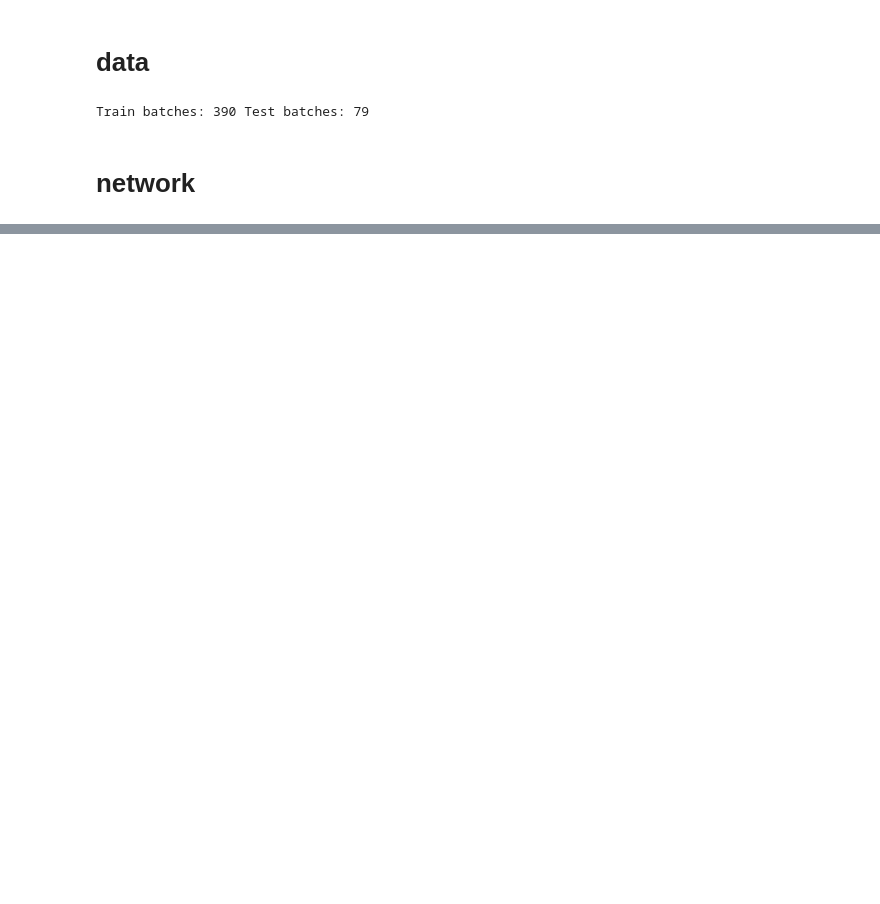
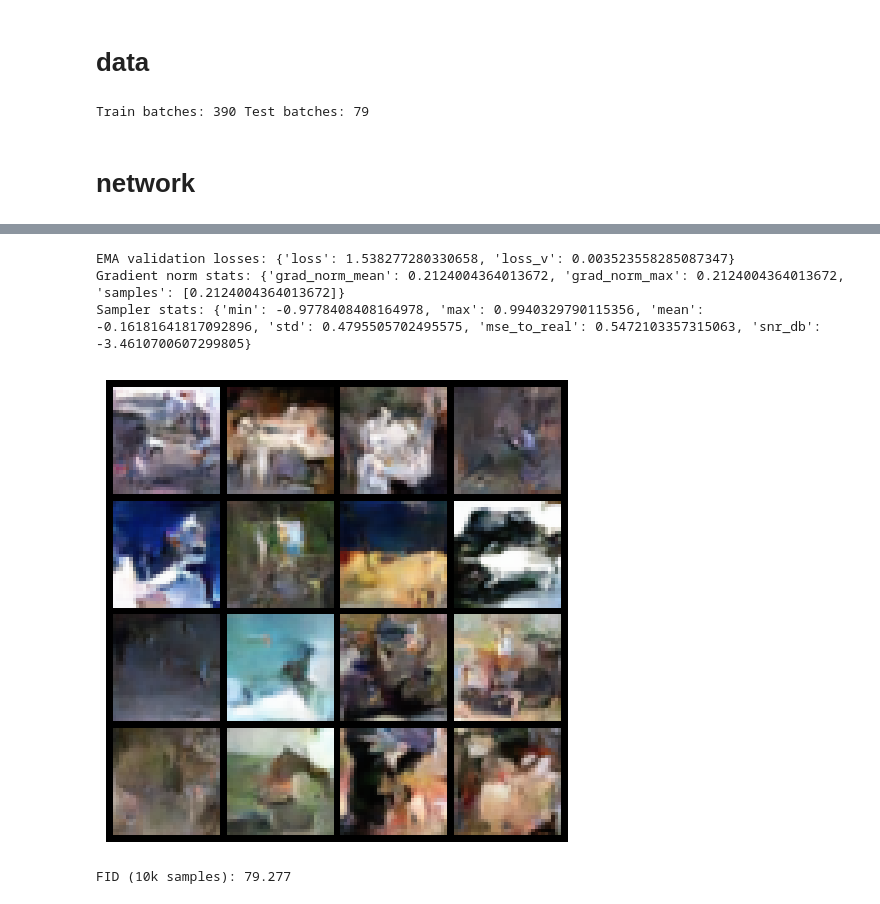
Before and after one commit to noMushroomw/Lyapunov-diffusion, a Jupyter notebook: lydiff.ipynb, the cells around one changed output, grey strips where cells are left out. Cells and saved outputs as stored; diff of their text form; code cells hidden in the pictures; blank space fills up the shorter version.

```diff
--- a/lydiff.ipynb
+++ b/lydiff.ipynb
@@ -367,7 +456,7 @@ def training_step(x0):
         v_scalar = v.mean(dim=(1,2,3))
         loss_v = F.mse_loss(v_scalar, log_sigma)
 
-    loss = loss_denoise + 0.01 * loss_v
+    loss = loss_denoise + cfg.loss_v_weight * loss_v
     return loss, {"loss_denoise": loss_denoise.item(), "loss_v": loss_v.item()}
 # %%
 from tqdm import tqdm
@@ -605,0 +733,72 @@ Energy trace (avg per step): [1.9295845031738281, 1.9041805267333984, 1.78153812
+# %%
+# Post-training diagnostics
+if 'evaluate_denoiser' in globals():
+    denoise_stats = evaluate_denoiser(num_batches=5)
+    print("EMA validation losses:", denoise_stats)
+else:
+    print("Run the diagnostics cell before this one to define evaluate_denoiser().")
+
+if 'check_gradient_health' in globals():
+    grad_stats = check_gradient_health(max_batches=1)
+    print("Gradient norm stats:", grad_stats)
+else:
+    print("Run the diagnostics cell before this one to define check_gradient_health().")
+
+if 'sampler_quality_probe' in globals():
+    samples, sampler_stats = sampler_quality_probe(batch_size=16, steps=cfg.sample_steps)
+    print("Sampler stats:", sampler_stats)
+    # Display the generated samples
+    grid = make_grid((samples + 1.0) * 0.5, nrow=int(math.sqrt(samples.size(0))), padding=2)
+    npimg = grid.permute(1,2,0).cpu().numpy()
+    plt.figure(figsize=(6,6))
+    plt.imshow(np.clip(npimg, 0, 1))
+    plt.axis("off")
+    plt.show()
+else:
+    print("Run the diagnostics cell before this one to define sampler_quality_probe().")
+# %% [output]
+EMA validation losses: {'loss': 1.538277280330658, 'loss_v': 0.003523558285087347}
+Gradient norm stats: {'grad_norm_mean': 0.2124004364013672, 'grad_norm_max': 0.2124004364013672, 'samples': [0.2124004364013672]}
+Sampler stats: {'min': -0.9778408408164978, 'max': 0.9940329790115356, 'mean': -0.16181641817092896, 'std': 0.4795505702495575, 'mse_to_real': 0.5472103357315063, 'snr_db': -3.4610700607299805}
+[figure, added]
+# %%
+# FID evaluation utility (install torchmetrics==1.3.0 to enable)
+try:
+    from torchmetrics.image.fid import FrechetInceptionDistance
+except ImportError:
+    print("Install torchmetrics==1.3.0 (e.g., `pip install torchmetrics==1.3.0`) to enable FID computation.")
+    compute_fid = None
+else:
+    @torch.no_grad()
+    def compute_fid(num_real=10000, batch_size=64, steps=None):
+        steps = steps or cfg.sample_steps
+        fid = FrechetInceptionDistance(feature=2048, reset_real_features=True).to(device)
+
+        collected = 0
+        for x, _ in train_loader:
+            real = ((x + 1.0) * 0.5).clamp(0, 1).to(device)
+            real_uint8 = (real * 255.0).clamp(0, 255).to(torch.uint8)
+            fid.update(real_uint8, real=True)
+            collected += real.size(0)
+            if collected >= num_real:
+                break
+
+        produced = 0
+        while produced < num_real:
+            current_bs = min(batch_size, num_real - produced)
+            gen = heun_sampler(
+                ema_model, batch_size=current_bs, steps=steps,
+                sigma_min=cfg.sigma_min, sigma_max=cfg.sigma_max, rho=cfg.rho, device=device
+            )
+            gen = ((gen + 1.0) * 0.5).clamp(0, 1)
+            gen_uint8 = (gen * 255.0).clamp(0, 255).to(torch.uint8)
+            fid.update(gen_uint8, real=False)
+            produced += current_bs
+
+        return float(fid.compute().item())
+
+
+    fid_score = compute_fid(num_real=10000, batch_size=64)
+    print(f"FID (10k samples): {fid_score:.3f}")
+# %% [output]
+FID (10k samples): 79.277
```
Also changed, not shown: parts of 7 cells of this notebook, 1 other file.
